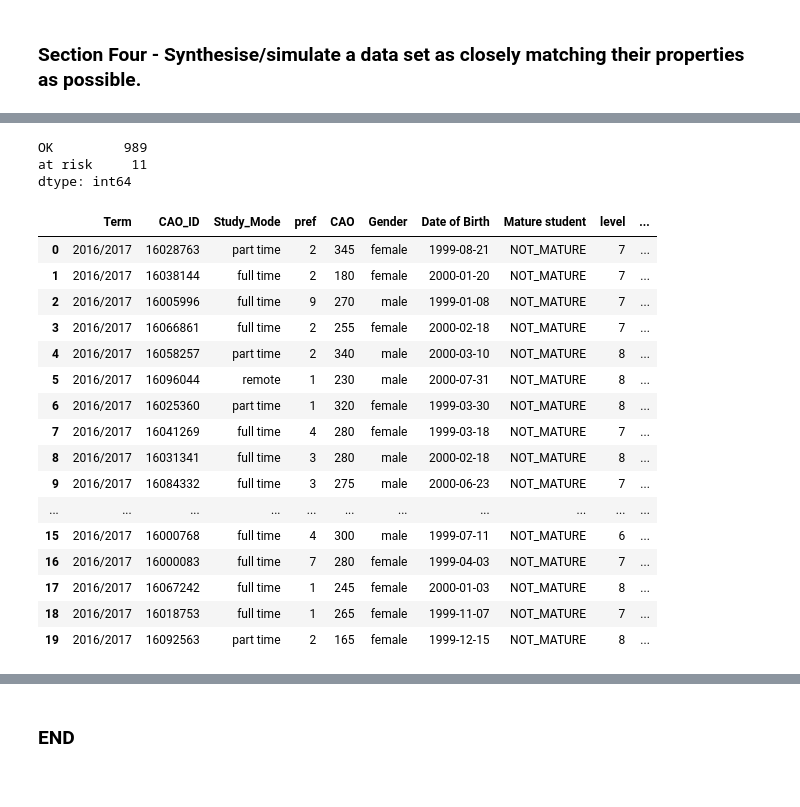
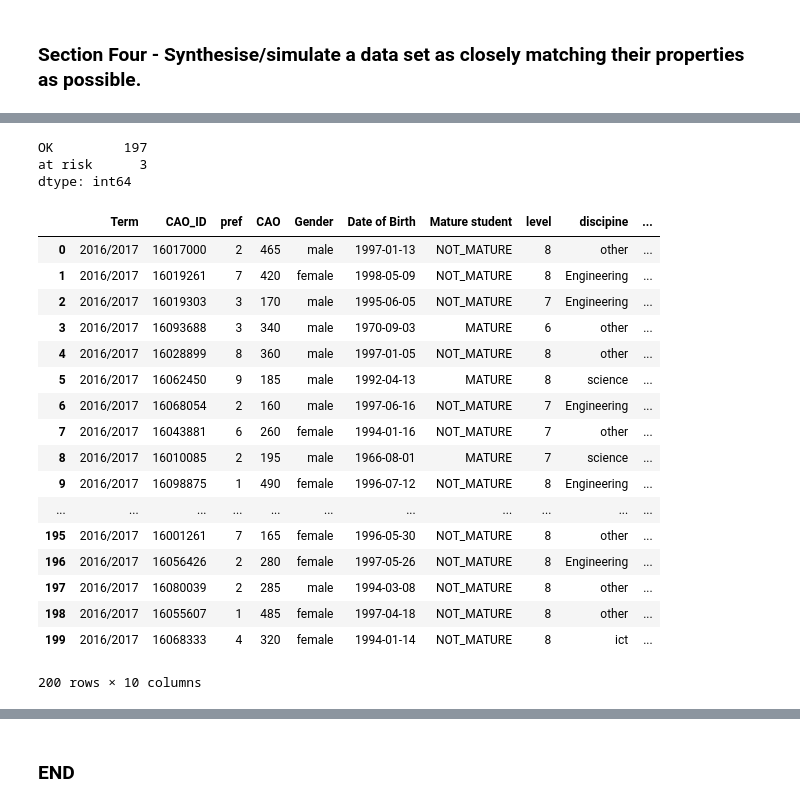
Before and after one commit to Hudsonsue/progproj, a Jupyter notebook: Project_Programming_Data_Analytics.ipynb, the cells around one changed output, grey strips where cells are left out. Drawn from its saved outputs; the diff is of its cells as text; code cells hidden in the pictures.

```diff
--- a/Project_Programming_Data_Analytics.ipynb
+++ b/Project_Programming_Data_Analytics.ipynb
@@ -131,5 +85,5 @@ len(pref)
 # %%
-cao = np.random.randint(32, 70, size=1000)
+cao = np.random.randint(32, 100, size=200)
 cao=cao*5
 ##print(cao)
 len(cao)
@@ -199,12 +155,11 @@ for i in range(50):
 # %%
 Term =[]
-for i in range(1000):
+for i in range(200):
     Term.append("2016/2017")
 # %%
-##df = pd.DataFrame ()
+df = pd.DataFrame ()
 df ["Term"]=Term
 df ["CAO_ID"] = CAO_ID
-df ["Study_Mode"] = Mode_of_Study
 df ["pref"] = pref
 df ["CAO"] = cao
 df ["Gender"] = M_F
@@ -213,4 +168,3 @@ df ["Mature student"]= MAT
 df ["level"]=program_level
 df ["discipline"]=discipline
 df ["CAO"] = cao
-df
@@ -236,57 +171,54 @@ df
 # %%
-#progressed = []
-for i in range (1,1001):
-    p =  np.where((df['CAO']<250) & (df ["Gender"]=='male')& (df["Mature student"]=='NOT_MATURE')&((df["level"]=='6')|(df["level"]=='7'))&((df["discipline"]=='ict')|(df["discipline"]=='engineering')), 'at risk', 'OK')
-   ## p =  np.where(df['CAO']>=300, 'yes', 'no')
-    progressed.append(p)
-##print (p)
-##print (df["CAO"],df['Gender'],df["Study_Mode"])
-##print(df['Gender'])
-##print (df["Study_Mode"])
+risk_status= []
+for i in range (1,201):
+    p =  np.where((df['CAO']<250) & (df ["Gender"]=='male')& (df["Mature student"]=='NOT_MATURE')&((df["level"]=='6')|(df["level"]=='7'))&((df["discipline"]=='ict')|(df["discipline"]=='Engineering')), 'at risk', 'OK')
+
+    risk_status.append(p)
 df.groupby(p).size()
-##progressed.append(df['progressed'])
-##print(df['progressed'])
 
 
 ## googled The truth value of a {0} is ambiguous
 ##https://stackoverflow.com/questions/36921951/truth-value-of-a-series-is-ambiguous-use-a-empty-a-bool-a-item-a-any-o
 # %% [output]
-OK         989
-at risk     11
+OK         197
+at risk      3
 dtype: int64
 # %%
 df = pd.DataFrame ()
 df ["Term"]=Term
 df ["CAO_ID"] = CAO_ID
-df ["Study_Mode"] = Mode_of_Study
 df ["pref"] = pref
 df ["CAO"] = cao
 df ["Gender"] = M_F
 df ["Date of Birth"]=DOB
 df ["Mature student"]= MAT
 df ["level"]=program_level
 df ["discipine"]=discipline
 df ["CAO"] = cao
-df ["entry_risk_status"]=p
-df.head(20)
+df ["risk_status"]=p
+
+df = df.sample(frac=1).reset_index(drop=True)
+#https://stackoverflow.com/questions/29576430/shuffle-dataframe-rows
+df
 # %% [output]
-|  | Term | CAO_ID | Study_Mode | pref | CAO | Gender | Date of Birth | Mature student | level | ... |
-| 0 | 2016/2017 | 16028763 | part time | 2 | 345 | female | 1999-08-21 | NOT_MATURE | 7 | ... |
-| 1 | 2016/2017 | 16038144 | full time | 2 | 180 | female | 2000-01-20 | NOT_MATURE | 7 | ... |
-| 2 | 2016/2017 | 16005996 | full time | 9 | 270 | male | 1999-01-08 | NOT_MATURE | 7 | ... |
-| 3 | 2016/2017 | 16066861 | full time | 2 | 255 | female | 2000-02-18 | NOT_MATURE | 7 | ... |
-| 4 | 2016/2017 | 16058257 | part time | 2 | 340 | male | 2000-03-10 | NOT_MATURE | 8 | ... |
-| 5 | 2016/2017 | 16096044 | remote | 1 | 230 | male | 2000-07-31 | NOT_MATURE | 8 | ... |
-| 6 | 2016/2017 | 16025360 | part time | 1 | 320 | female | 1999-03-30 | NOT_MATURE | 8 | ... |
-| 7 | 2016/2017 | 16041269 | full time | 4 | 280 | female | 1999-03-18 | NOT_MATURE | 7 | ... |
-| 8 | 2016/2017 | 16031341 | full time | 3 | 280 | male | 2000-02-18 | NOT_MATURE | 8 | ... |
-| 9 | 2016/2017 | 16084332 | full time | 3 | 275 | male | 2000-06-23 | NOT_MATURE | 7 | ... |
+|  | Term | CAO_ID | pref | CAO | Gender | Date of Birth | Mature student | level | discipine | ... |
+| 0 | 2016/2017 | 16017000 | 2 | 465 | male | 1997-01-13 | NOT_MATURE | 8 | other | ... |
+| 1 | 2016/2017 | 16019261 | 7 | 420 | female | 1998-05-09 | NOT_MATURE | 8 | Engineering | ... |
+| 2 | 2016/2017 | 16019303 | 3 | 170 | male | 1995-06-05 | NOT_MATURE | 7 | Engineering | ... |
+| 3 | 2016/2017 | 16093688 | 3 | 340 | male | 1970-09-03 | MATURE | 6 | other | ... |
+| 4 | 2016/2017 | 16028899 | 8 | 360 | male | 1997-01-05 | NOT_MATURE | 8 | other | ... |
+| 5 | 2016/2017 | 16062450 | 9 | 185 | male | 1992-04-13 | MATURE | 8 | science | ... |
+| 6 | 2016/2017 | 16068054 | 2 | 160 | male | 1997-06-16 | NOT_MATURE | 7 | Engineering | ... |
+| 7 | 2016/2017 | 16043881 | 6 | 260 | female | 1994-01-16 | NOT_MATURE | 7 | other | ... |
+| 8 | 2016/2017 | 16010085 | 2 | 195 | male | 1966-08-01 | MATURE | 7 | science | ... |
+| 9 | 2016/2017 | 16098875 | 1 | 490 | female | 1996-07-12 | NOT_MATURE | 8 | Engineering | ... |
 | ... | ... | ... | ... | ... | ... | ... | ... | ... | ... | ... |
-| 15 | 2016/2017 | 16000768 | full time | 4 | 300 | male | 1999-07-11 | NOT_MATURE | 6 | ... |
-| 16 | 2016/2017 | 16000083 | full time | 7 | 280 | female | 1999-04-03 | NOT_MATURE | 7 | ... |
-| 17 | 2016/2017 | 16067242 | full time | 1 | 245 | female | 2000-01-03 | NOT_MATURE | 8 | ... |
-| 18 | 2016/2017 | 16018753 | full time | 1 | 265 | female | 1999-11-07 | NOT_MATURE | 7 | ... |
-| 19 | 2016/2017 | 16092563 | part time | 2 | 165 | female | 1999-12-15 | NOT_MATURE | 8 | ... |
+| 195 | 2016/2017 | 16001261 | 7 | 165 | female | 1996-05-30 | NOT_MATURE | 8 | other | ... |
+| 196 | 2016/2017 | 16056426 | 2 | 280 | female | 1997-05-26 | NOT_MATURE | 8 | Engineering | ... |
+| 197 | 2016/2017 | 16080039 | 2 | 285 | male | 1994-03-08 | NOT_MATURE | 8 | other | ... |
+| 198 | 2016/2017 | 16055607 | 1 | 485 | female | 1997-04-18 | NOT_MATURE | 8 | other | ... |
+| 199 | 2016/2017 | 16068333 | 4 | 320 | female | 1994-01-14 | NOT_MATURE | 8 | ict | ... |
+200 rows × 10 columns
 # %%
 ##>>> data.groupby(['col1', 'col2']).mean()
 df_at_risk = pd.DataFrame ()
```
Also changed, not shown: parts of 30 cells of this notebook, 2 other files.
